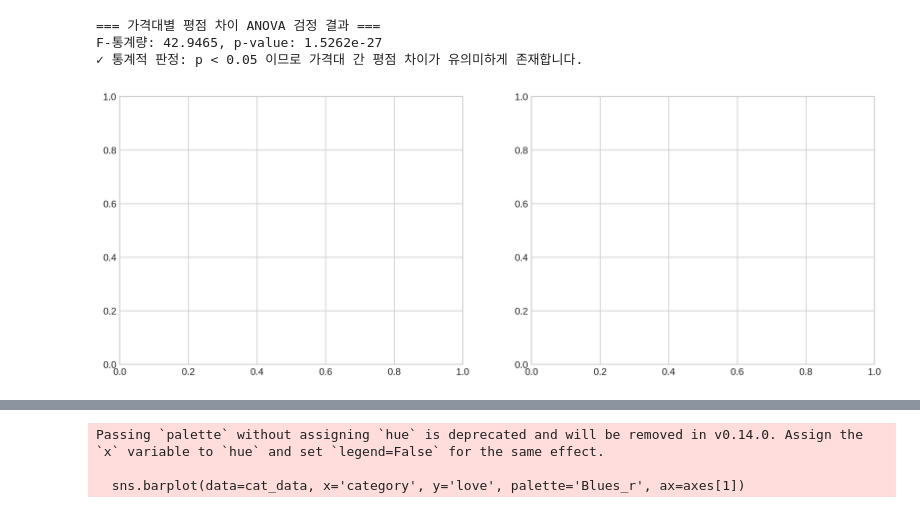
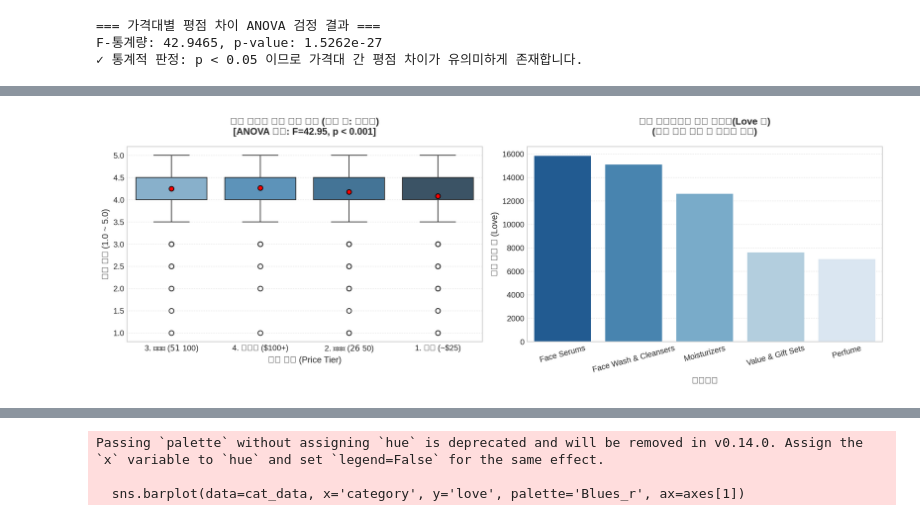
Before and after one commit to trium1975-cloud/0824, a Jupyter notebook: sephora_data_analysis.ipynb, the cells around one changed output, grey strips where cells are left out. Drawn from its saved outputs; the diff is of its cells as text; code cells hidden in the pictures.

```diff
--- a/sephora_data_analysis.ipynb
+++ b/sephora_data_analysis.ipynb
@@ -140,19 +140,17 @@ else:
 === 가격대별 평점 차이 ANOVA 검정 결과 ===
 F-통계량: 42.9465, p-value: 1.5262e-27
 ✓ 통계적 판정: p < 0.05 이므로 가격대 간 평점 차이가 유의미하게 존재합니다.
-# %%
-import koreanize_matplotlib
-import matplotlib.pyplot as plt
-import seaborn as sns
-from google.colab import files
-
-# 캔버스(도화지) 생성
-plt.style.use('seaborn-v0_8-whitegrid')
-fig, axes = plt.subplots(1, 2, figsize=(14, 5), dpi=300, facecolor='white')
-# %% [output]
-[figure, removed]
 # %%
-# 왼쪽 도화지(axes[0])에 박스플롯 그리기
+import koreanize_matplotlib
+import matplotlib.pyplot as plt
+import seaborn as sns
+from google.colab import files
+
+# 전체 캔버스 생성 및 차트 그리기 (반드시 한 셀에서 동시 실행)
+plt.style.use('seaborn-v0_8-whitegrid')
+fig, axes = plt.subplots(1, 2, figsize=(14, 5), dpi=300, facecolor='white')
+
+# 왼쪽 차트: 가격대별 평점 박스플롯
 sns.boxplot(
     data=df_clean,
     x='price_tier',
@@ -177,6 +175,40 @@ axes[0].set_title(
 axes[0].set_xlabel('가격 구간 (Price Tier)', fontsize=11)
 axes[0].set_ylabel('고객 평점 (1.0 ~ 5.0)', fontsize=11)
 axes[0].grid(axis='y', linestyle=':', alpha=0.6)
+
+# 오른쪽 차트: 상위 5개 카테고리별 평균 하트 수 막대그래프
+top5_cats = df_clean['category'].value_counts().head(5).index
+cat_data = (
+    df_clean[df_clean['category'].isin(top5_cats)]
+    .groupby('category')['love']
+    .mean()
+    .reset_index()
+    .sort_values(by='love', ascending=False)
+)
+
+sns.barplot(data=cat_data, x='category', y='love', palette='Blues_r', ax=axes[1])
+axes[1].set_title(
+    '주요 카테고리별 평균 관심도(Love 수)\n(실제 고객 반응 및 바이럴 지표)',
+    fontsize=12,
+    fontweight='bold',
+    pad=15,
+)
+axes[1].set_xlabel('카테고리', fontsize=11)
+axes[1].set_ylabel('평균 하트 수 (Love)', fontsize=11)
+axes[1].tick_params(axis='x', rotation=15)
+axes[1].grid(axis='y', linestyle=':', alpha=0.6)
+
+plt.tight_layout()
+
+# 파일 저장 후 화면 출력 및 자동 다운로드
+fig.savefig(
+    'sephora_analysis_charts.png',
+    dpi=300,
+    bbox_inches='tight',
+    facecolor='white',
+)
+plt.show()
+files.download('sephora_analysis_charts.png')
 # %% [output]
 Passing `palette` without assigning `hue` is deprecated and will be removed in v0.14.0. Assign the `x` variable to `hue` and set `legend=False` for the same effect.
 
@@ -183,0 +230 @@ Passing `palette` without assigning `hue` is deprecated and will be removed in v
+[figure, added]
```
Also changed, not shown: parts of 1 cell of this notebook.
